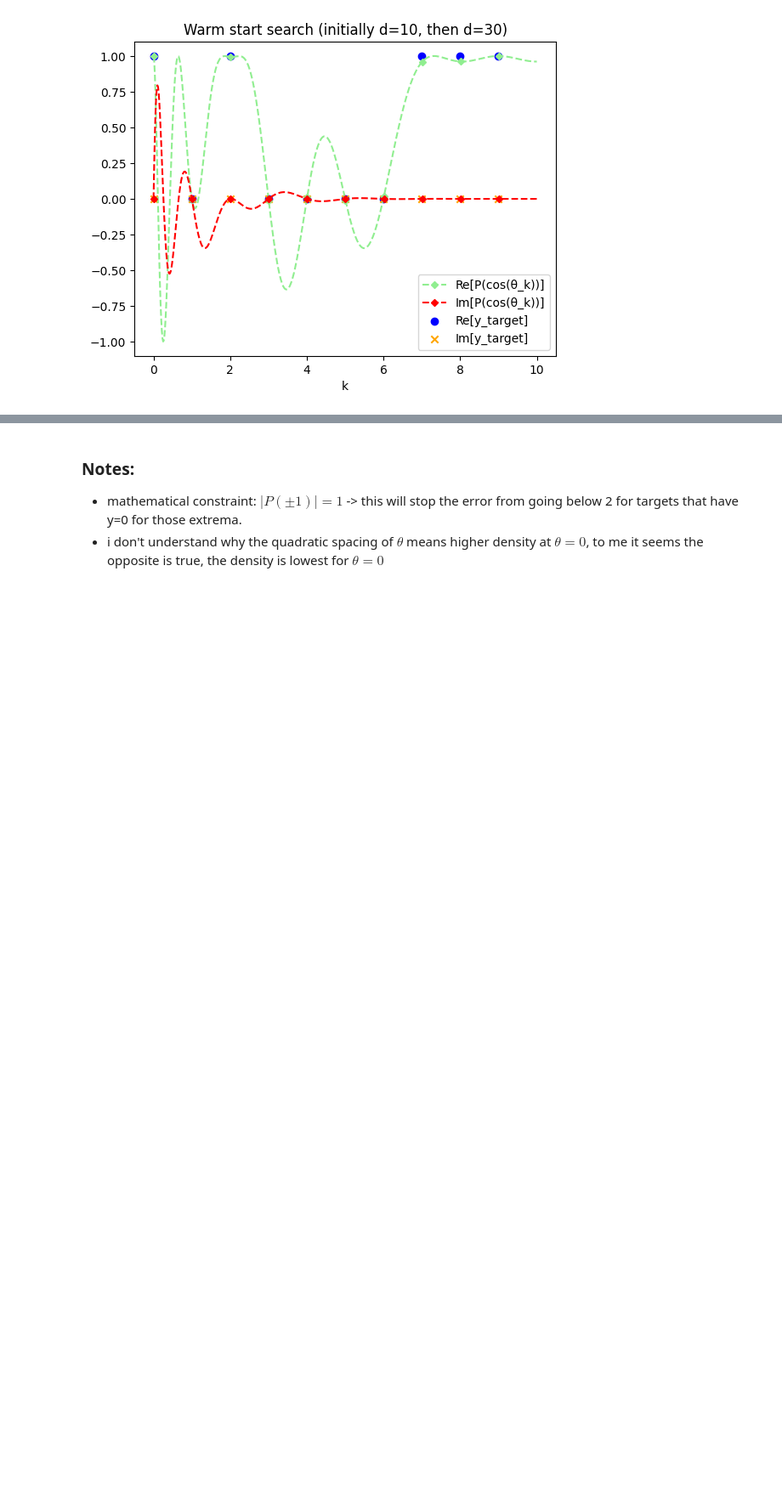
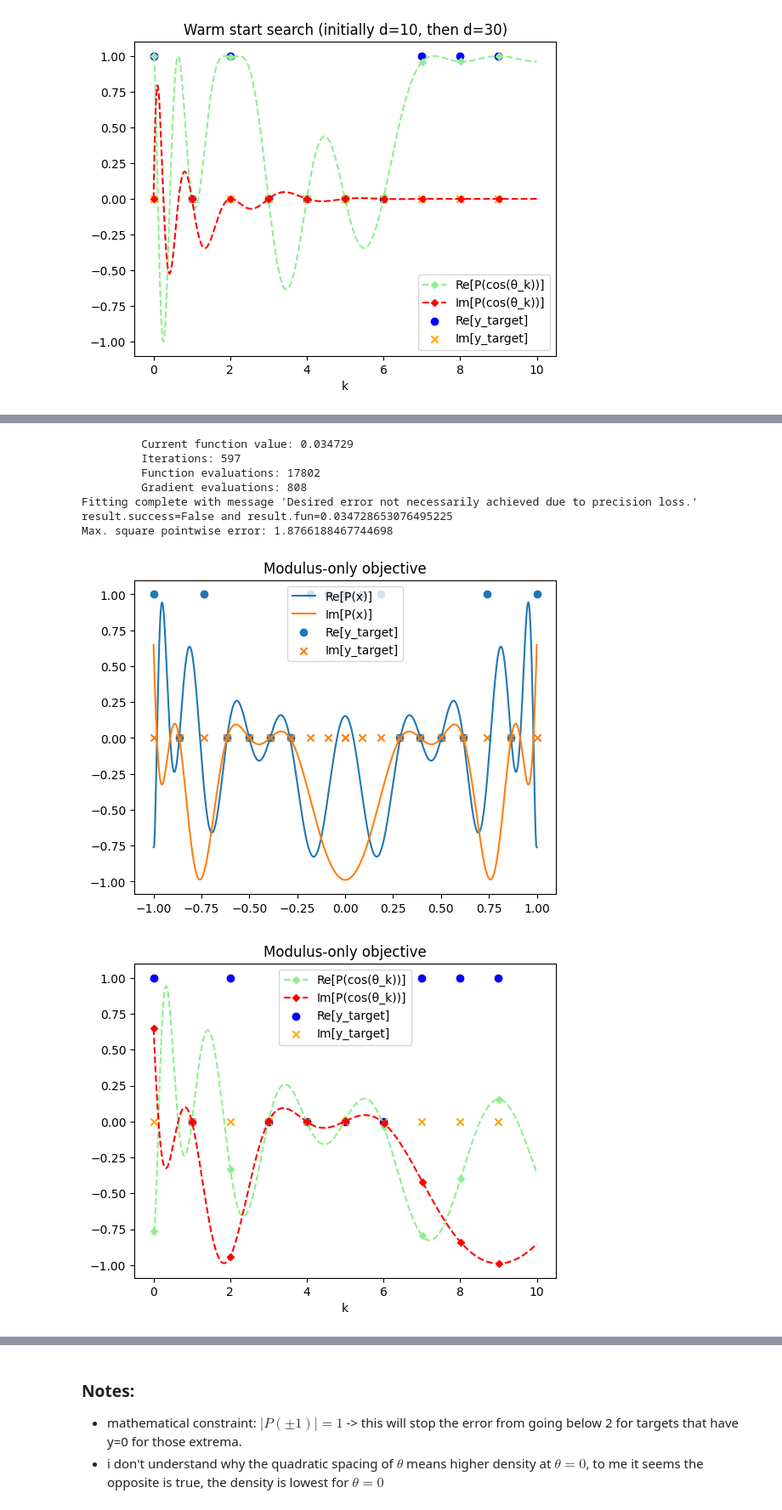
Before and after one commit to JakobTinhofer/QSP-Bt, a Jupyter notebook: ex3.ipynb, the cells around one changed output, grey strips where cells are left out. Shown at 85% size. Cells and saved outputs as stored; diff of their text form; code cells hidden in the pictures; blank space fills up the shorter version.

```diff
--- a/ex3.ipynb
+++ b/ex3.ipynb
@@ -323,4 +328,13 @@ full_eval(random_ys, d=40, title="Basin hopping search (d=40)", solver=lambda ys
 # %%
-full_eval(random_ys, d=20, title="Modulus-only objective", solver=lambda ys, degree: solve(ys, degree, obj=objective_mod))
+full_eval(random_ys, d=20, title="Modulus-only objective", solver=lambda ys, degree: solve(ys, degree, obj=objective_mag))
+# %% [output]
+         Current function value: 0.034729
+         Iterations: 597
+         Function evaluations: 17802
+         Gradient evaluations: 808
+Fitting complete with message 'Desired error not necessarily achieved due to precision loss.' result.success=False and result.fun=0.034728653076495225
+Max. square pointwise error: 1.8766188467744698
+[figure, added]
+[figure, added]
 # %%
 phased_ys = [np.exp(1j * p) for p in np.random.uniform(0, 2*np.pi, 10)]
```
Also changed, not shown: parts of 3 cells of this notebook.
